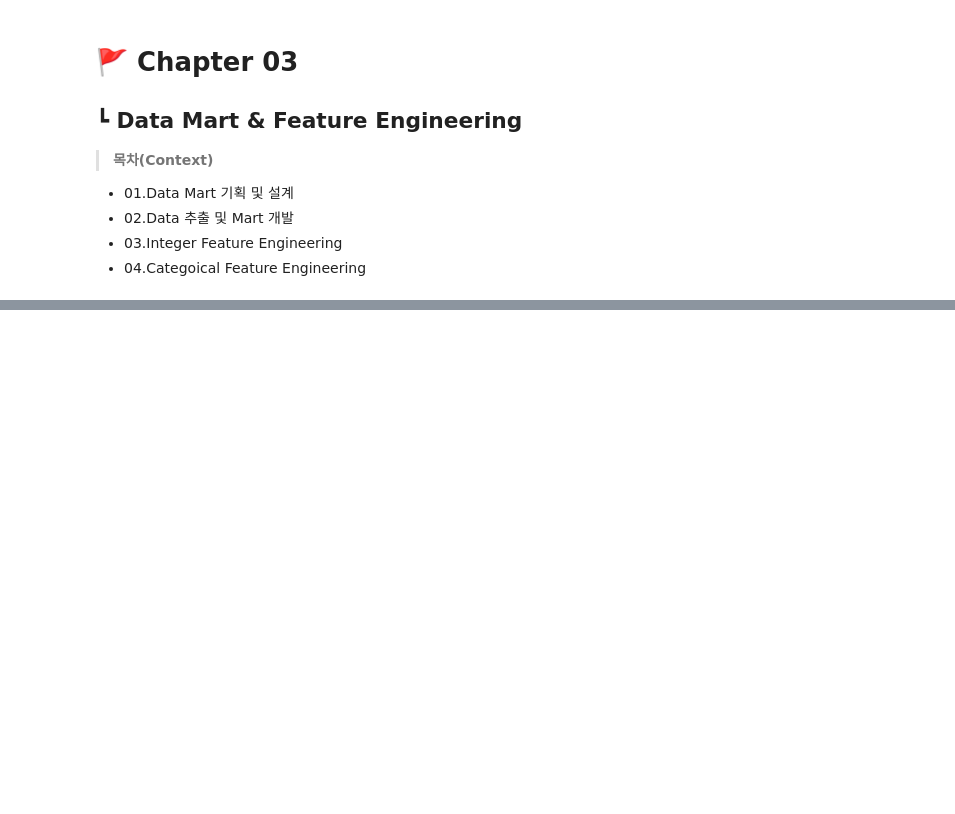
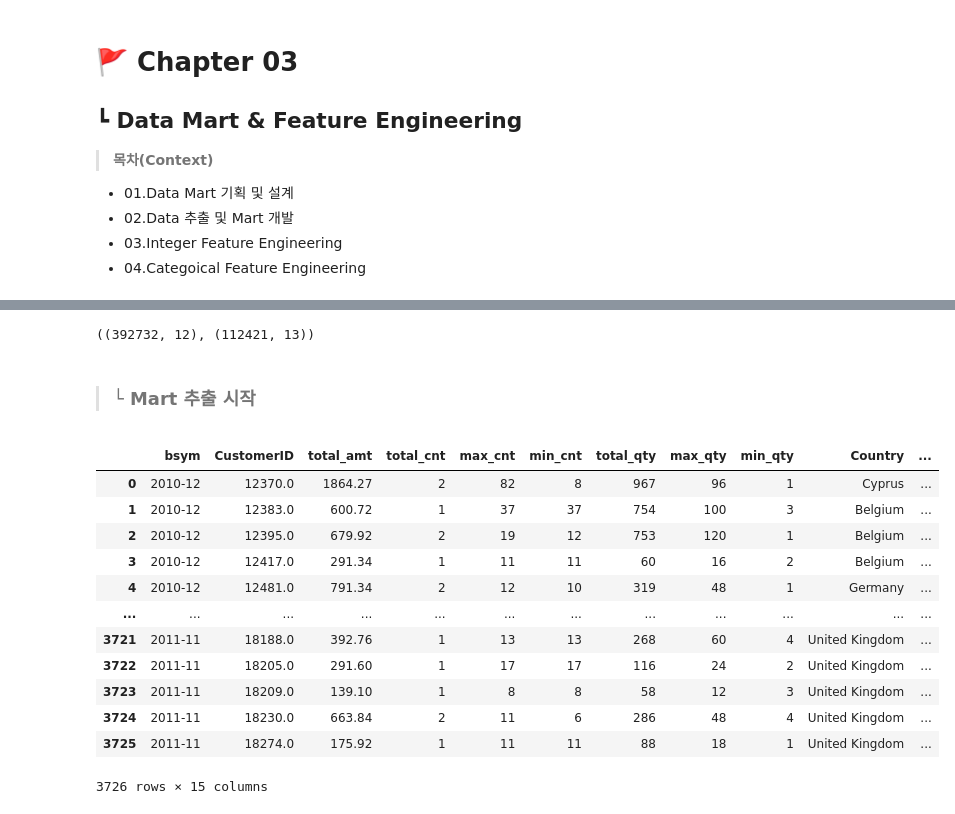
Before and after one commit to jx-dohwan/Study_ML_basics, a Jupyter notebook: Data_analysis_process/데이터_분석_프로세스_(step_by_step).ipynb, the cells around one changed output, grey strips where cells are left out. Cells and saved outputs as stored; diff of their text form; code cells hidden in the pictures; blank space fills up the shorter version.

```diff
--- a/Data_analysis_process/데이터_분석_프로세스_(step_by_step).ipynb
+++ b/Data_analysis_process/데이터_분석_프로세스_(step_by_step).ipynb
@@ -956,0 +1033,4 @@ df_all_sample.shape
+# %%
+# ▶ 원본(Origin) data에서 Sampling 하기 위한 key 생성 (1)
+df_origin['sample_key'] = df_origin['bsym'].astype(str) + df_origin['CustomerID'].astype(str)
+df_origin.head()
@@ -956,0 +1044,4 @@ df_all_sample.shape
+# %%
+# ▶ 원본(Origin)에서 Sampling 하기 위한 key 생성 (2)
+df_all_sample['sample_key'] = df_all_sample['bsym'].astype(str) + df_all_sample['CustomerID'].astype(str)
+df_all_sample.head()
@@ -956,0 +1055,7 @@ df_all_sample.shape
+# %%
+# ▶ sampling 된 CustomerID만 추출
+df_origin_sample = df_origin[df_origin['sample_key'].isin(df_all_sample['sample_key'])]
+
+# ▶ amt col 생성
+df_origin_sample['amt'] = df_origin_sample['UnitPrice'] * df_origin_sample['Quantity']
+df_origin_sample.head()
@@ -956,0 +1069,25 @@ df_all_sample.shape
+# %%
+df_origin.shape, df_origin_sample.shape
+# %% [output]
+((392732, 12), (112421, 13))
+# %% [markdown]
+> ### **└ Mart 추출 시작**
+# %%
+# ▶ 변수 생성 시작 (max_amt, min_amt)
+# pd.DataFrame(df_origin_sample.groupby(['bsym', 'CustomerID', 'InvoiceNo'])['amt'].agg(amt = ('sum')).reset_index()).groupby(['bsym', 'CustomerID'])['amt'].agg(max_amt = ('max')).reset_index()
+df_mart[['max_amt', 'min_amt']] = pd.DataFrame(df_origin_sample.groupby(['bsym', 'CustomerID', 'InvoiceNo'])['amt'].agg(amt = ('sum')).reset_index()).groupby(['bsym', 'CustomerID'])['amt'].agg(max_amt = ('max'), min_amt = ('min')).reset_index()[['max_amt', 'min_amt']]
+df_mart
+# %% [output]
+|  | bsym | CustomerID | total_amt | total_cnt | max_cnt | min_cnt | total_qty | max_qty | min_qty | Country | ... |
+| 0 | 2010-12 | 12370.0 | 1864.27 | 2 | 82 | 8 | 967 | 96 | 1 | Cyprus | ... |
+| 1 | 2010-12 | 12383.0 | 600.72 | 1 | 37 | 37 | 754 | 100 | 3 | Belgium | ... |
+| 2 | 2010-12 | 12395.0 | 679.92 | 2 | 19 | 12 | 753 | 120 | 1 | Belgium | ... |
+| 3 | 2010-12 | 12417.0 | 291.34 | 1 | 11 | 11 | 60 | 16 | 2 | Belgium | ... |
+| 4 | 2010-12 | 12481.0 | 791.34 | 2 | 12 | 10 | 319 | 48 | 1 | Germany | ... |
+| ... | ... | ... | ... | ... | ... | ... | ... | ... | ... | ... | ... |
+| 3721 | 2011-11 | 18188.0 | 392.76 | 1 | 13 | 13 | 268 | 60 | 4 | United Kingdom | ... |
+| 3722 | 2011-11 | 18205.0 | 291.60 | 1 | 17 | 17 | 116 | 24 | 2 | United Kingdom | ... |
+| 3723 | 2011-11 | 18209.0 | 139.10 | 1 | 8 | 8 | 58 | 12 | 3 | United Kingdom | ... |
+| 3724 | 2011-11 | 18230.0 | 663.84 | 2 | 11 | 6 | 286 | 48 | 4 | United Kingdom | ... |
+| 3725 | 2011-11 | 18274.0 | 175.92 | 1 | 11 | 11 | 88 | 18 | 1 | United Kingdom | ... |
+3726 rows × 15 columns
```
Also changed, not shown: parts of 27 cells of this notebook.
